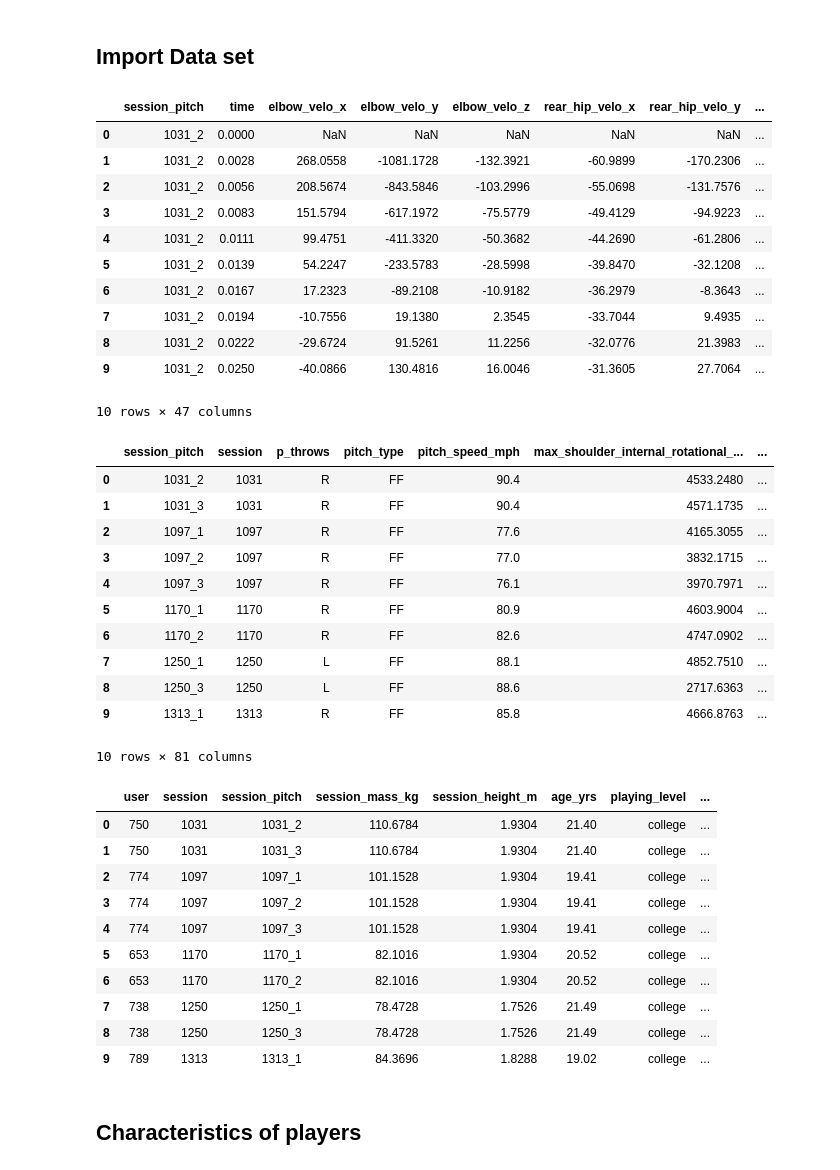
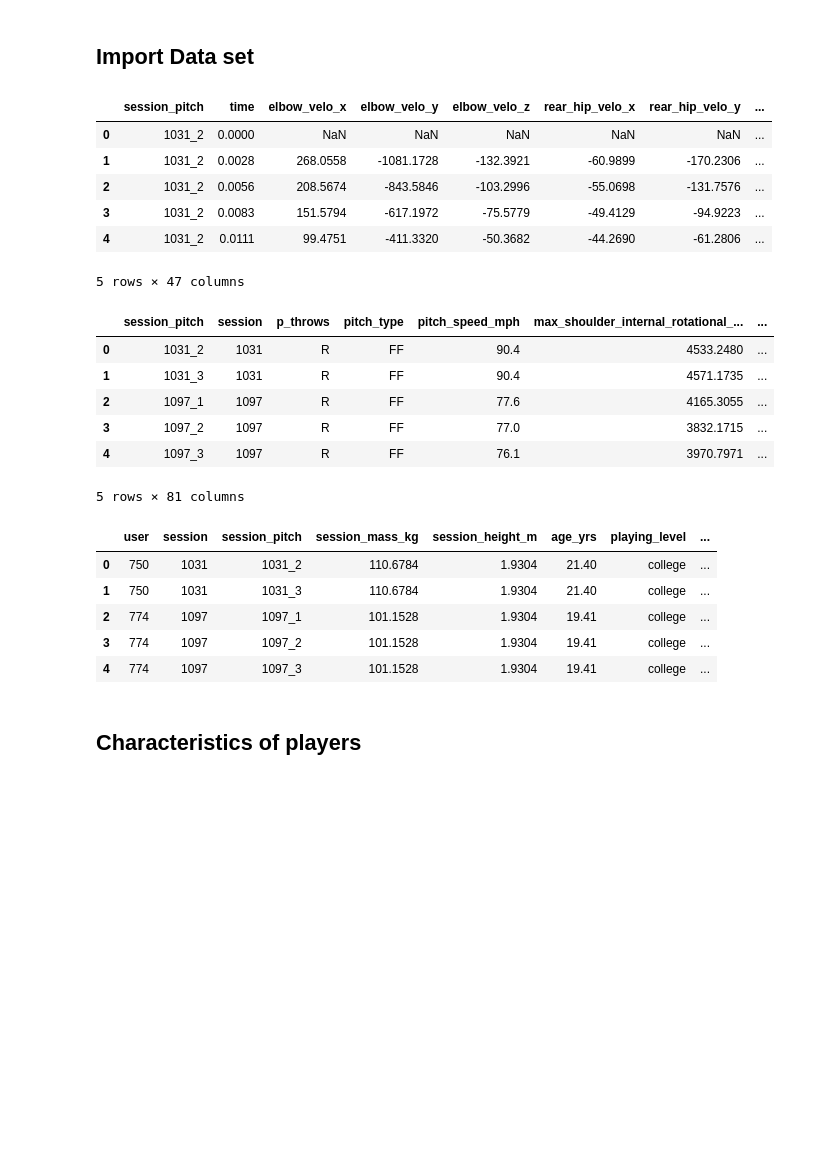
Before and after one commit to yyanagita66/pitching_motion_classification, a Jupyter notebook: coordination_classification.ipynb, the cells around one changed output. Cells and saved outputs as stored; diff of their text form; code cells hidden in the pictures; blank space fills up the shorter version.

```diff
--- a/coordination_classification.ipynb
+++ b/coordination_classification.ipynb
@@ -101,28 +101,23 @@ path = "/home/yyanagita/data/motion_classification/joint_velos.csv"
 # import data to pandas data frame
 df_joint_velocity = pd.read_csv(path)
 # %%
-# display first 10 rows
-df_joint_velocity.head(10)
+# display first 5 rows
+df_joint_velocity.head()
 # %% [output]
 |  | session_pitch | time | elbow_velo_x | elbow_velo_y | elbow_velo_z | rear_hip_velo_x | rear_hip_velo_y | ... |
 | 0 | 1031_2 | 0.0000 | NaN | NaN | NaN | NaN | NaN | ... |
 | 1 | 1031_2 | 0.0028 | 268.0558 | -1081.1728 | -132.3921 | -60.9899 | -170.2306 | ... |
 | 2 | 1031_2 | 0.0056 | 208.5674 | -843.5846 | -103.2996 | -55.0698 | -131.7576 | ... |
 | 3 | 1031_2 | 0.0083 | 151.5794 | -617.1972 | -75.5779 | -49.4129 | -94.9223 | ... |
 | 4 | 1031_2 | 0.0111 | 99.4751 | -411.3320 | -50.3682 | -44.2690 | -61.2806 | ... |
-| 5 | 1031_2 | 0.0139 | 54.2247 | -233.5783 | -28.5998 | -39.8470 | -32.1208 | ... |
-| 6 | 1031_2 | 0.0167 | 17.2323 | -89.2108 | -10.9182 | -36.2979 | -8.3643 | ... |
-| 7 | 1031_2 | 0.0194 | -10.7556 | 19.1380 | 2.3545 | -33.7044 | 9.4935 | ... |
-| 8 | 1031_2 | 0.0222 | -29.6724 | 91.5261 | 11.2256 | -32.0776 | 21.3983 | ... |
-| 9 | 1031_2 | 0.0250 | -40.0866 | 130.4816 | 16.0046 | -31.3605 | 27.7064 | ... |
-10 rows × 47 columns
+5 rows × 47 columns
 # %%
 # import point matrix (descret point data)
 path = "/home/yyanagita/data/motion_classification/poi_metrics.csv"
 df_point = pd.read_csv(path)
 # %%
-# display first 10 rows
-df_point.head(10)
+# display first 5 rows
+df_point.head()
 # %% [output]
 |  | session_pitch | session | p_throws | pitch_type | pitch_speed_mph | max_shoulder_internal_rotational_... | ... |
 | 0 | 1031_2 | 1031 | R | FF | 90.4 | 4533.2480 | ... |
@@ -130,19 +125,14 @@ df_point.head(10)
 | 2 | 1097_1 | 1097 | R | FF | 77.6 | 4165.3055 | ... |
 | 3 | 1097_2 | 1097 | R | FF | 77.0 | 3832.1715 | ... |
 | 4 | 1097_3 | 1097 | R | FF | 76.1 | 3970.7971 | ... |
-| 5 | 1170_1 | 1170 | R | FF | 80.9 | 4603.9004 | ... |
-| 6 | 1170_2 | 1170 | R | FF | 82.6 | 4747.0902 | ... |
-| 7 | 1250_1 | 1250 | L | FF | 88.1 | 4852.7510 | ... |
-| 8 | 1250_3 | 1250 | L | FF | 88.6 | 2717.6363 | ... |
-| 9 | 1313_1 | 1313 | R | FF | 85.8 | 4666.8763 | ... |
-10 rows × 81 columns
+5 rows × 81 columns
 # %%
 # import meta data
 path = "/home/yyanagita/data/motion_classification/metadata.csv"
 df_meta = pd.read_csv(path)
 # %%
-# display first 10 rows
-df_meta.head(10)
+# display first 5 rows
+df_meta.head()
 # %% [output]
 |  | user | session | session_pitch | session_mass_kg | session_height_m | age_yrs | playing_level | ... |
 | 0 | 750 | 1031 | 1031_2 | 110.6784 | 1.9304 | 21.40 | college | ... |
@@ -150,11 +140,6 @@ df_meta.head(10)
 | 2 | 774 | 1097 | 1097_1 | 101.1528 | 1.9304 | 19.41 | college | ... |
 | 3 | 774 | 1097 | 1097_2 | 101.1528 | 1.9304 | 19.41 | college | ... |
 | 4 | 774 | 1097 | 1097_3 | 101.1528 | 1.9304 | 19.41 | college | ... |
-| 5 | 653 | 1170 | 1170_1 | 82.1016 | 1.9304 | 20.52 | college | ... |
-| 6 | 653 | 1170 | 1170_2 | 82.1016 | 1.9304 | 20.52 | college | ... |
-| 7 | 738 | 1250 | 1250_1 | 78.4728 | 1.7526 | 21.49 | college | ... |
-| 8 | 738 | 1250 | 1250_3 | 78.4728 | 1.7526 | 21.49 | college | ... |
-| 9 | 789 | 1313 | 1313_1 | 84.3696 | 1.8288 | 19.02 | college | ... |
 # %% [markdown]
 ## Characteristics of players
 # %%
```
Also changed, not shown: parts of 23 cells of this notebook.
